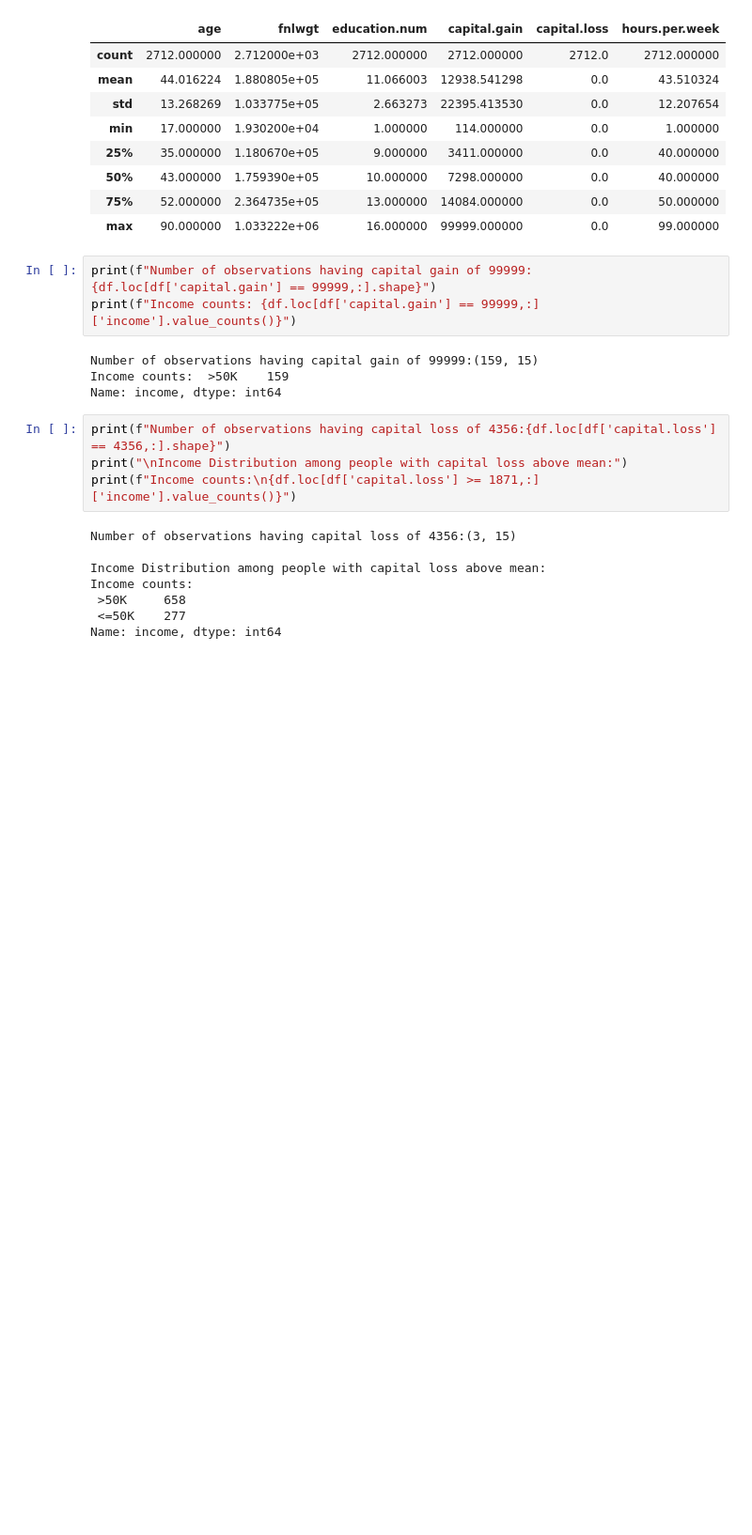
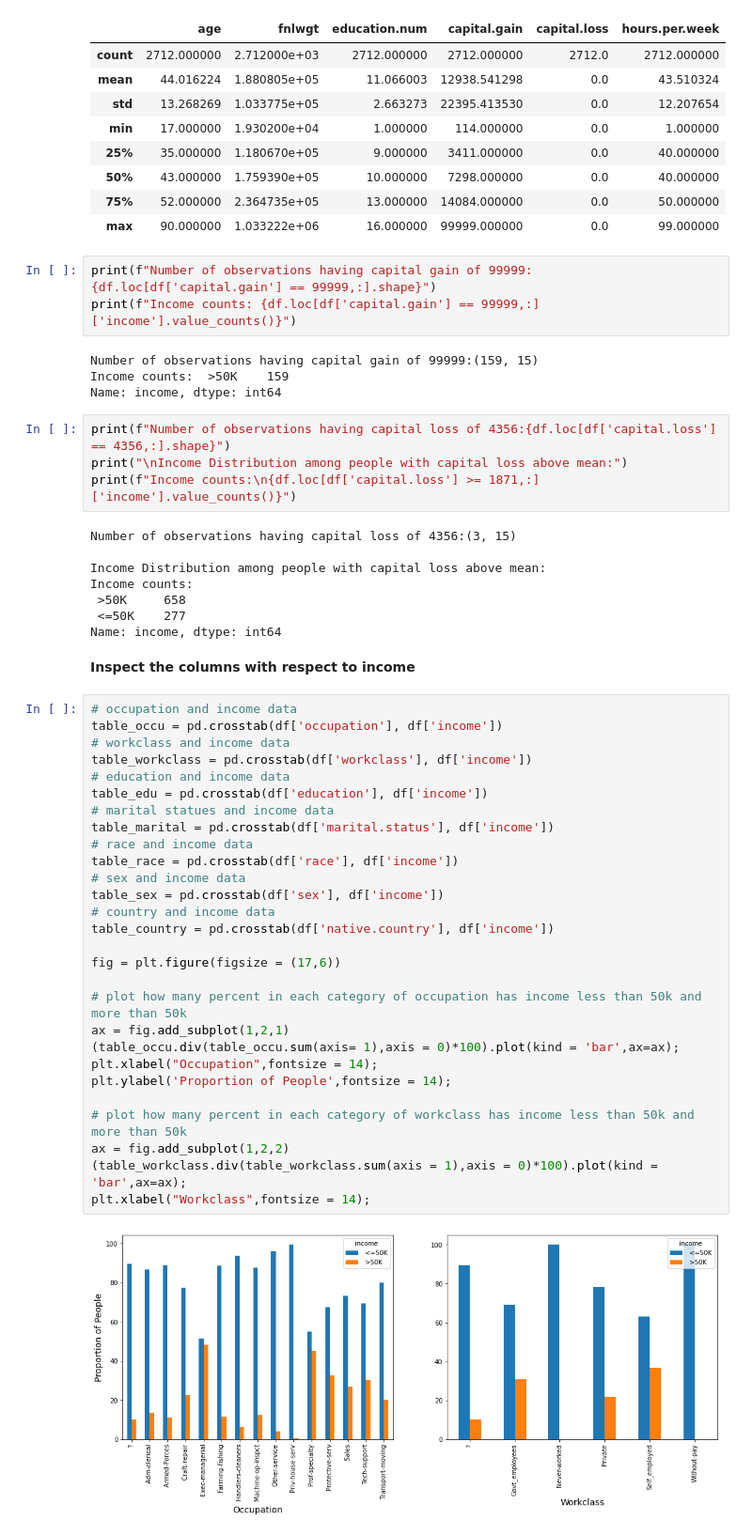
Before and after one commit to phillakh/6000CEM-Machine-Learning-and-Related-Applications, a Jupyter notebook: Notebook.ipynb, the cells around one changed output. Shown at 94% size. Drawn from its saved outputs; the diff is of its cells as text; blank space fills up the shorter version.

Commit message:
Added remaining columns, countries list, and summary

```diff
--- a/Notebook.ipynb
+++ b/Notebook.ipynb
@@ -323,3 +323,35 @@ Income counts:
  >50K     658
  <=50K    277
 Name: income, dtype: int64
+# %% [markdown]
+**Inspect the columns with respect to income**
+# %%
+# occupation and income data
+table_occu = pd.crosstab(df['occupation'], df['income'])
+# workclass and income data
+table_workclass = pd.crosstab(df['workclass'], df['income'])
+# education and income data
+table_edu = pd.crosstab(df['education'], df['income'])
+# marital statues and income data
+table_marital = pd.crosstab(df['marital.status'], df['income'])
+# race and income data
+table_race = pd.crosstab(df['race'], df['income'])
+# sex and income data
+table_sex = pd.crosstab(df['sex'], df['income'])
+# country and income data
+table_country = pd.crosstab(df['native.country'], df['income'])
+
+fig = plt.figure(figsize = (17,6))
+
+# plot how many percent in each category of occupation has income less than 50k and more than 50k
+ax = fig.add_subplot(1,2,1)
+(table_occu.div(table_occu.sum(axis= 1),axis = 0)*100).plot(kind = 'bar',ax=ax);
+plt.xlabel("Occupation",fontsize = 14);
+plt.ylabel('Proportion of People',fontsize = 14);
+
+# plot how many percent in each category of workclass has income less than 50k and more than 50k
+ax = fig.add_subplot(1,2,2)
+(table_workclass.div(table_workclass.sum(axis = 1),axis = 0)*100).plot(kind = 'bar',ax=ax);
+plt.xlabel("Workclass",fontsize = 14);
+# %% [output]
+[figure, added]
```
Also changed, not shown: parts of 1 cell of this notebook.
